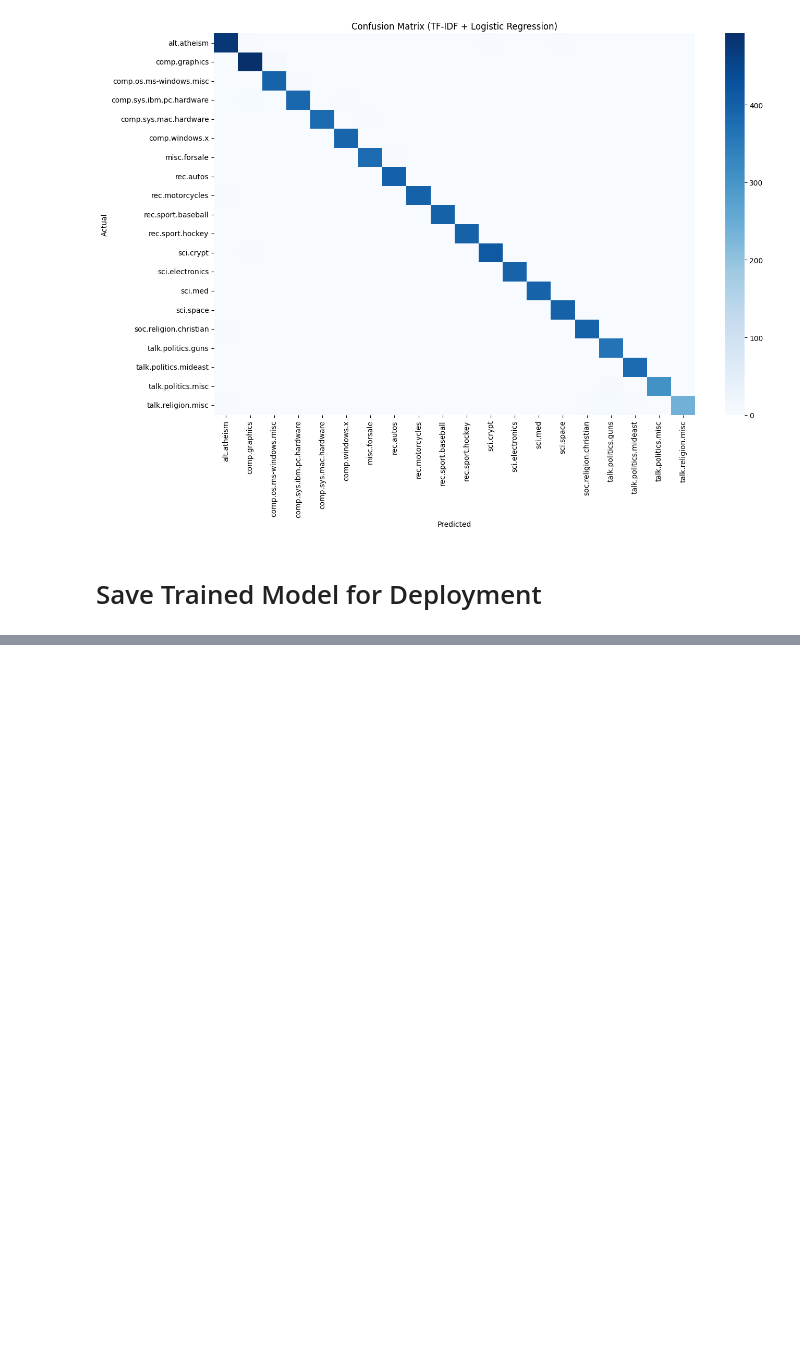
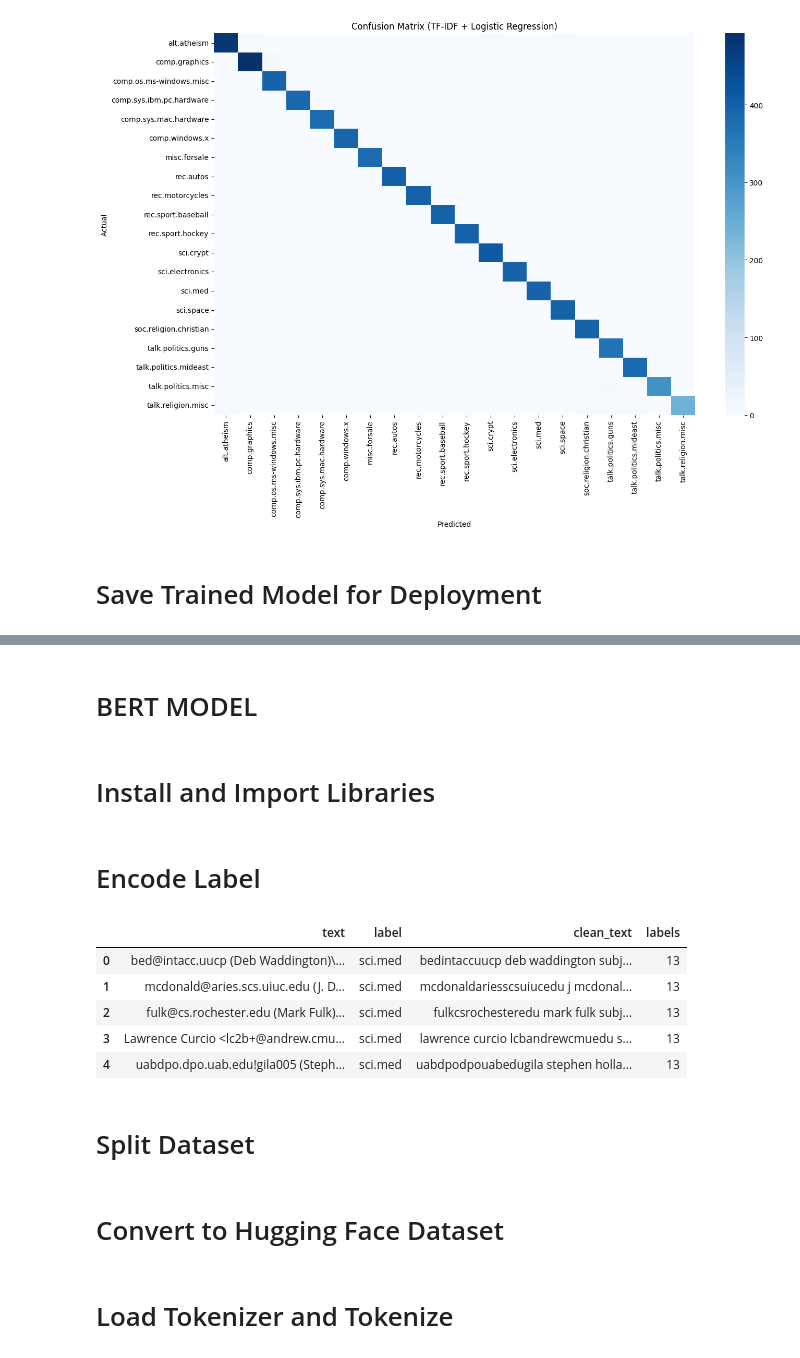
Before and after one commit to sxfrul/project_NLP, a Jupyter notebook: Checkpoint1.ipynb, the cells around one changed output, grey strips where cells are left out. Cells and saved outputs as stored; diff of their text form; code cells hidden in the pictures; blank space fills up the shorter version.

Commit message:
Added BERT

```diff
--- a/Checkpoint1.ipynb
+++ b/Checkpoint1.ipynb
@@ -359,0 +288,4 @@ Predicted Category: sci.electronics
+# %% [markdown]
+# BERT MODEL
+# %% [markdown]
+# Install and Import Libraries
@@ -359,0 +311,19 @@ Predicted Category: sci.electronics
+# %% [markdown]
+# Encode Label
+# %%
+encoder = LabelEncoder()
+
+df["labels"] = encoder.fit_transform(df["label"])
+
+label_names = encoder.classes_
+
+df.head()
+# %% [output]
+|  | text | label | clean_text | labels |
+| 0 | bed@intacc.uucp (Deb Waddington)\... | sci.med | bedintaccuucp deb waddington subj... | 13 |
+| 1 | mcdonald@aries.scs.uiuc.edu (J. D... | sci.med | mcdonaldariesscsuiucedu j mcdonal... | 13 |
+| 2 | fulk@cs.rochester.edu (Mark Fulk)... | sci.med | fulkcsrochesteredu mark fulk subj... | 13 |
+| 3 | Lawrence Curcio <lc2b+@andrew.cmu... | sci.med | lawrence curcio lcbandrewcmuedu s... | 13 |
+| 4 | uabdpo.dpo.uab.edu!gila005 (Steph... | sci.med | uabdpodpouabedugila stephen holla... | 13 |
+# %% [markdown]
+# Split Dataset
@@ -359,0 +337,2 @@ Predicted Category: sci.electronics
+# %% [markdown]
+# Convert to Hugging Face Dataset
@@ -359,0 +347,2 @@ Predicted Category: sci.electronics
+# %% [markdown]
+# Load Tokenizer and Tokenize
```
Also changed, not shown: parts of 27 cells of this notebook.
